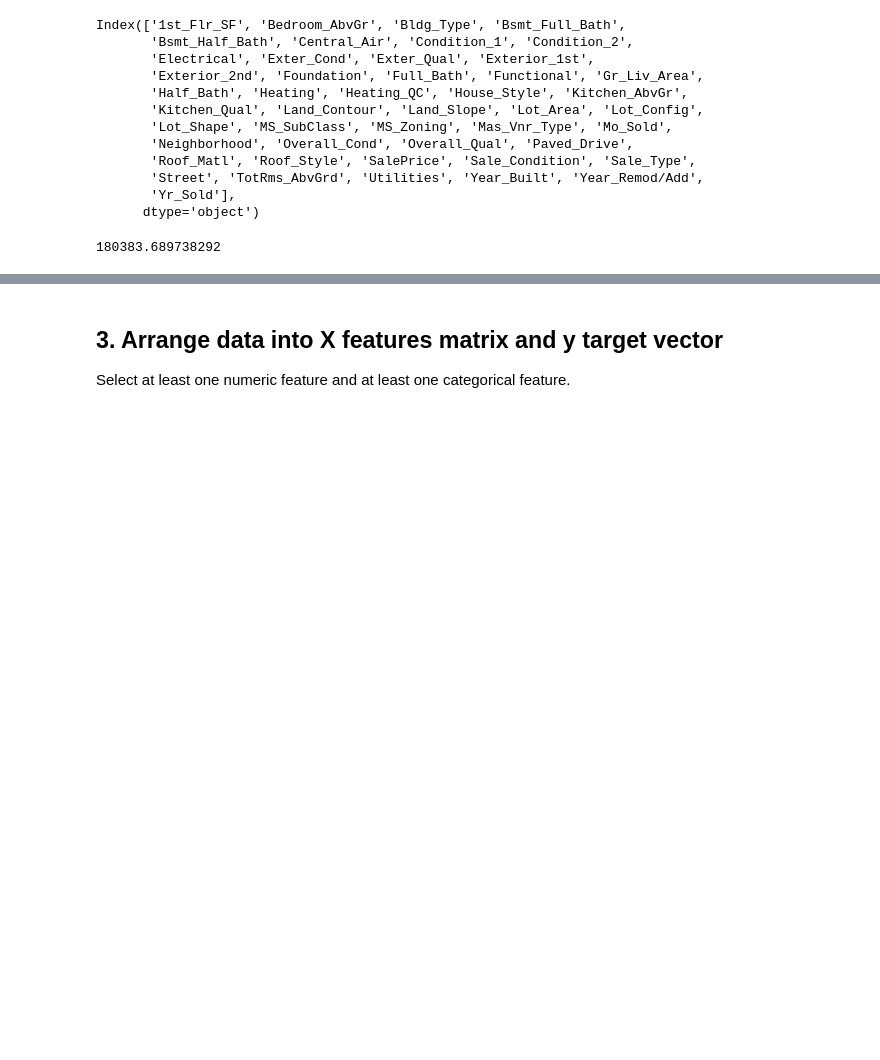
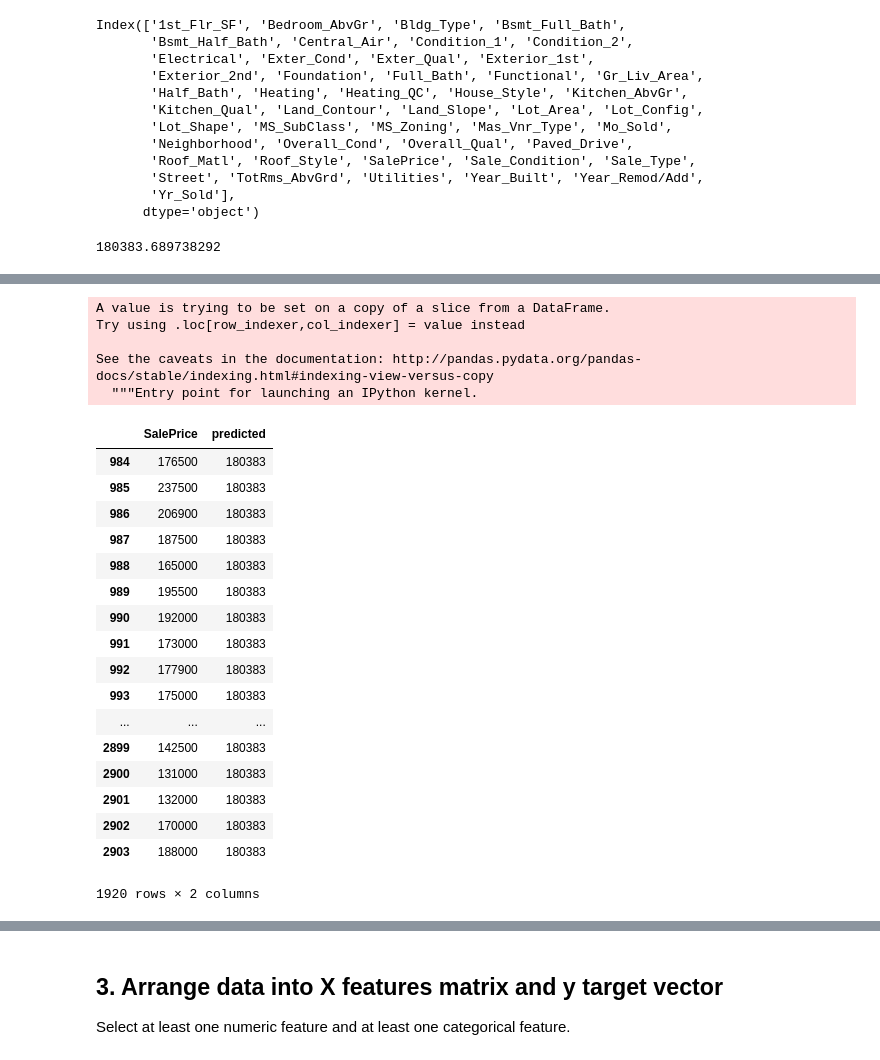
Before and after one commit to LambdaSchool/DEPRECATED-DS-Unit-2-Linear-Models, a Jupyter notebook: DS_Sprint_Challenge_5_Linear_Models.ipynb, the cells around one changed output, grey strips where cells are left out. Saved outputs shown, nothing was run; the diff lists cells and outputs as text; code cells hidden in the pictures; blank space fills up the shorter version.

```diff
--- a/DS_Sprint_Challenge_5_Linear_Models.ipynb
+++ b/DS_Sprint_Challenge_5_Linear_Models.ipynb
@@ -112,0 +90,27 @@ first10
+# %%
+salePrice['predicted'] = [180383]*salePrice.shape[0];
+salePrice
+# %% [output]
+A value is trying to be set on a copy of a slice from a DataFrame.
+Try using .loc[row_indexer,col_indexer] = value instead
+
+See the caveats in the documentation: http://pandas.pydata.org/pandas-docs/stable/indexing.html#indexing-view-versus-copy
+  """Entry point for launching an IPython kernel.
+|  | SalePrice | predicted |
+| 984 | 176500 | 180383 |
+| 985 | 237500 | 180383 |
+| 986 | 206900 | 180383 |
+| 987 | 187500 | 180383 |
+| 988 | 165000 | 180383 |
+| 989 | 195500 | 180383 |
+| 990 | 192000 | 180383 |
+| 991 | 173000 | 180383 |
+| 992 | 177900 | 180383 |
+| 993 | 175000 | 180383 |
+| ... | ... | ... |
+| 2899 | 142500 | 180383 |
+| 2900 | 131000 | 180383 |
+| 2901 | 132000 | 180383 |
+| 2902 | 170000 | 180383 |
+| 2903 | 188000 | 180383 |
+1920 rows × 2 columns
```
Also changed, not shown: parts of 7 cells of this notebook.
